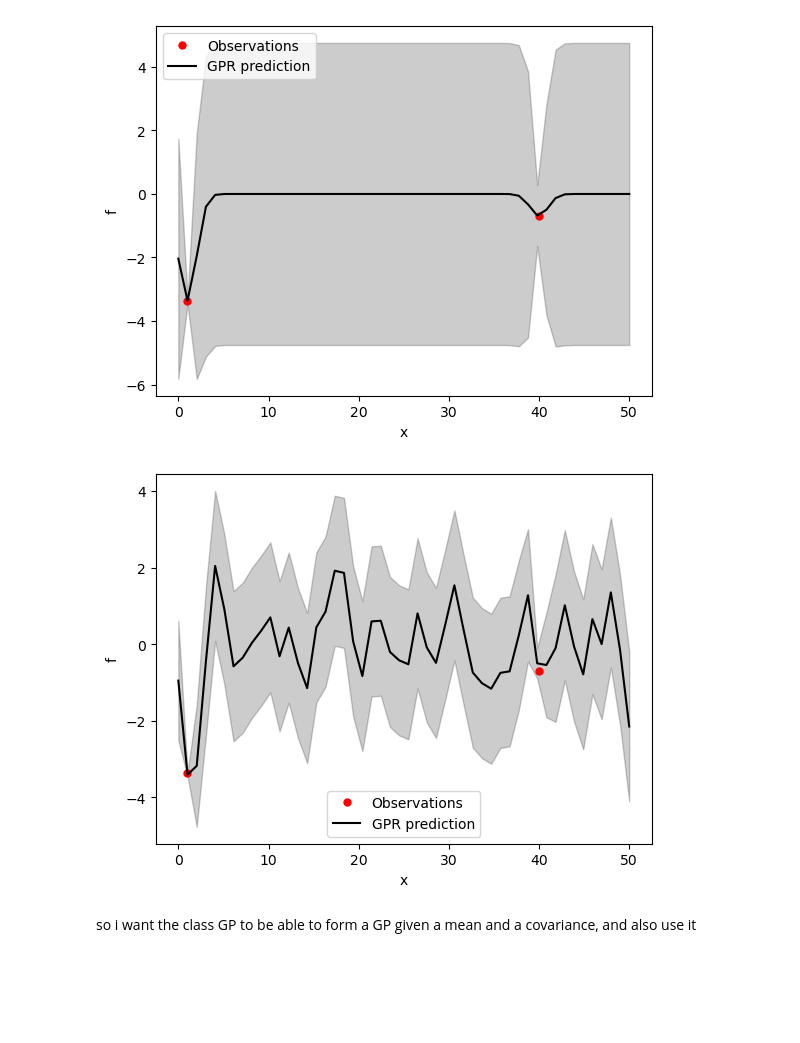
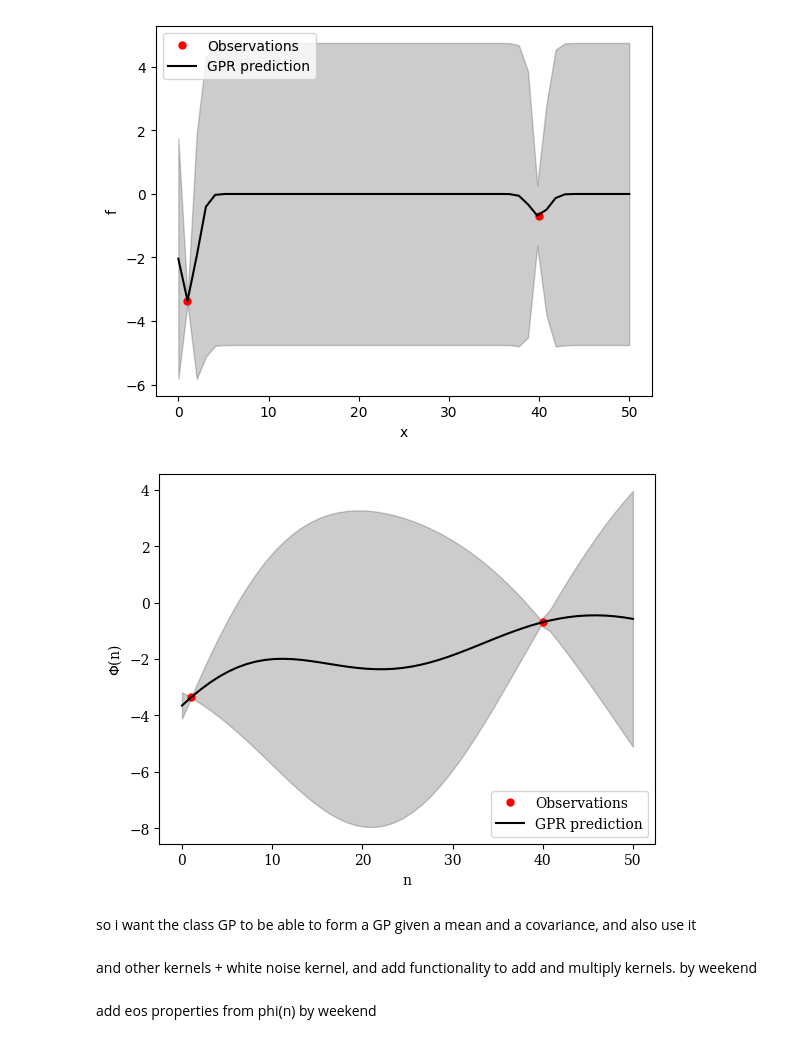
Before and after one commit to codinginrevolt/master_thesis, a Jupyter notebook: classes.ipynb, the cells around one changed output. Drawn from its saved outputs; the diff is of its cells as text; code cells hidden in the pictures; blank space fills up the shorter version.

Commit message:
better graph style

```diff
--- a/classes.ipynb
+++ b/classes.ipynb
@@ -122,19 +120,27 @@ plt.show()
 # %% [output]
 [figure]
 # %%
-mean_star, cov_star = fit(x1,x2,f1,some_kernel)
+my_kernel = db.Kernel('SE', sigma=5, l=20)
+
+mean_star, cov_star = fit(x1,x2,f1,my_kernel)
 
 y2 = np.random.multivariate_normal(mean_star, cov_star)
-s
+sig2 = np.sqrt(np.diag(cov_star))
 plt.figure()
 plt.plot(x1, f1, 'r.', markersize=10, label='Observations')
 plt.plot(x2, y2, '-', color='black', label='GPR prediction')
 plt.fill_between(x2.ravel(), y2 - 1.96 * sig2, y2 + 1.96 * sig2, alpha=0.2, color='k')
-plt.xlabel('x')
-plt.ylabel('f')
+
+plt.rcParams["font.family"] = "serif"
+plt.xlabel('n')
+plt.ylabel(r'$\Phi$(n)')
 plt.legend()
 plt.show()
 # %% [output]
-[figure, old version]
+[figure, new version]
 # %% [markdown]
 so i want the class GP to be able to form a GP given a mean and a covariance, and also use it
+# %% [markdown]
+and other kernels + white noise kernel, and add functionality to add and multiply kernels. by weekend
+# %% [markdown]
+add eos properties from phi(n) by weekend
```
Also changed, not shown: parts of 3 cells of this notebook.
